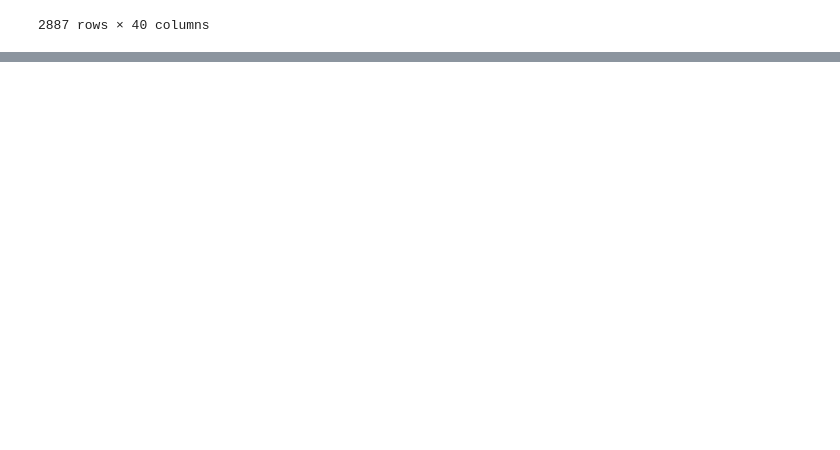
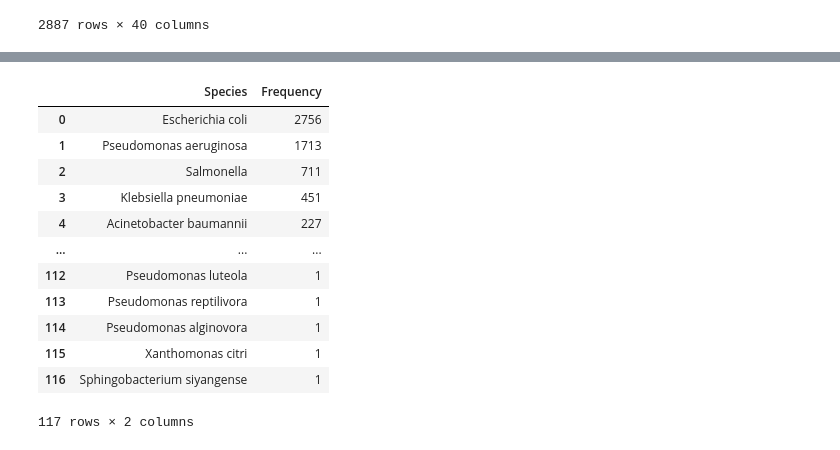
Before and after one commit to theofficialvedantjoshi/antimicrobial-peptides-dop, a Jupyter notebook: preprocessing.ipynb, the cells around one changed output, grey strips where cells are left out. Cells and saved outputs as stored; diff of their text form; code cells hidden in the pictures; blank space fills up the shorter version.

```diff
--- a/preprocessing.ipynb
+++ b/preprocessing.ipynb
@@ -303,0 +471,17 @@ df.to_csv(ROOT + "negative_species.csv", encoding="utf-8-sig", index=False)
+# %%
+ns = pd.DataFrame(merged.items(), columns=["Species", "Frequency"])
+ns
+# %% [output]
+|  | Species | Frequency |
+| 0 | Escherichia coli | 2756 |
+| 1 | Pseudomonas aeruginosa | 1713 |
+| 2 | Salmonella | 711 |
+| 3 | Klebsiella pneumoniae | 451 |
+| 4 | Acinetobacter baumannii | 227 |
+| ... | ... | ... |
+| 112 | Pseudomonas luteola | 1 |
+| 113 | Pseudomonas reptilivora | 1 |
+| 114 | Pseudomonas alginovora | 1 |
+| 115 | Xanthomonas citri | 1 |
+| 116 | Sphingobacterium siyangense | 1 |
+117 rows × 2 columns
```
Also changed, not shown: parts of 7 cells of this notebook, 1 other file.
